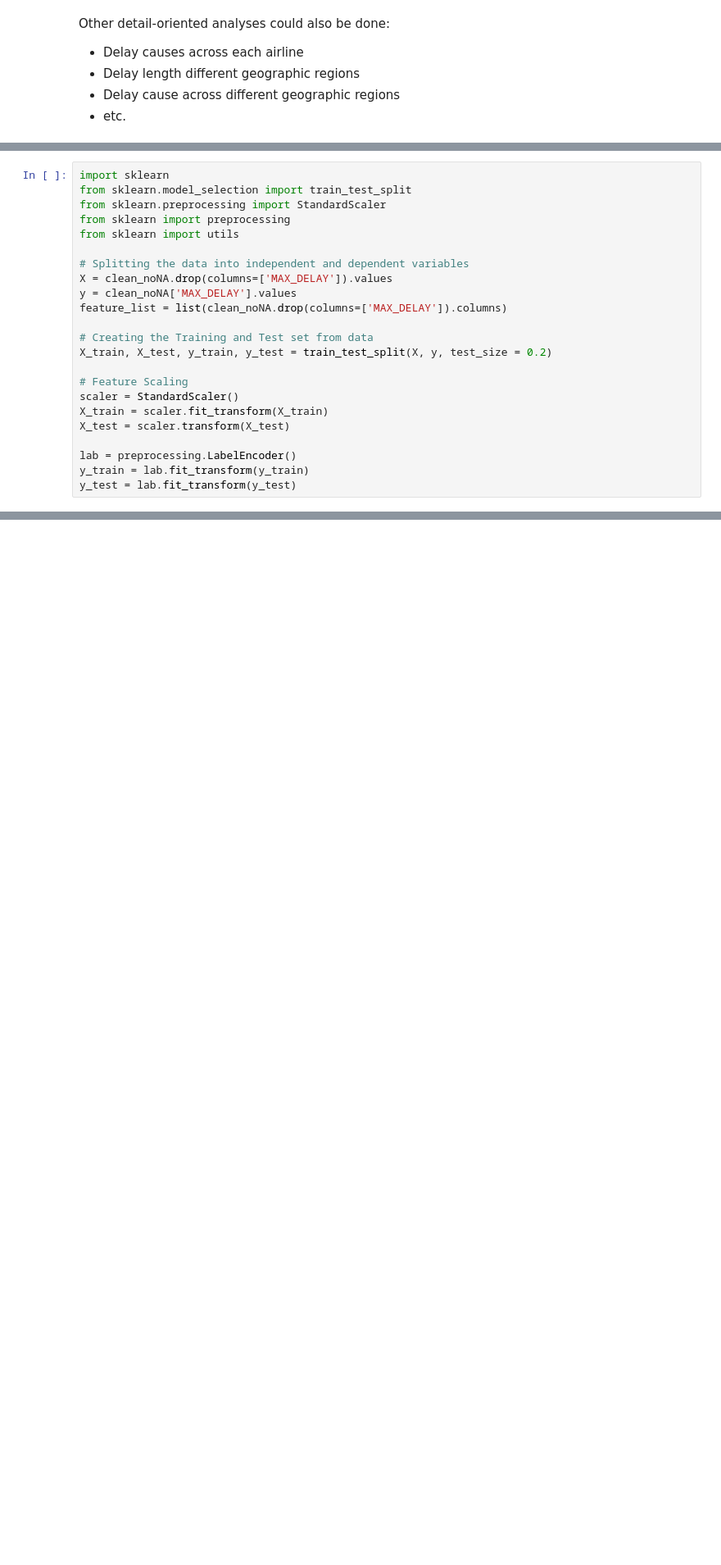
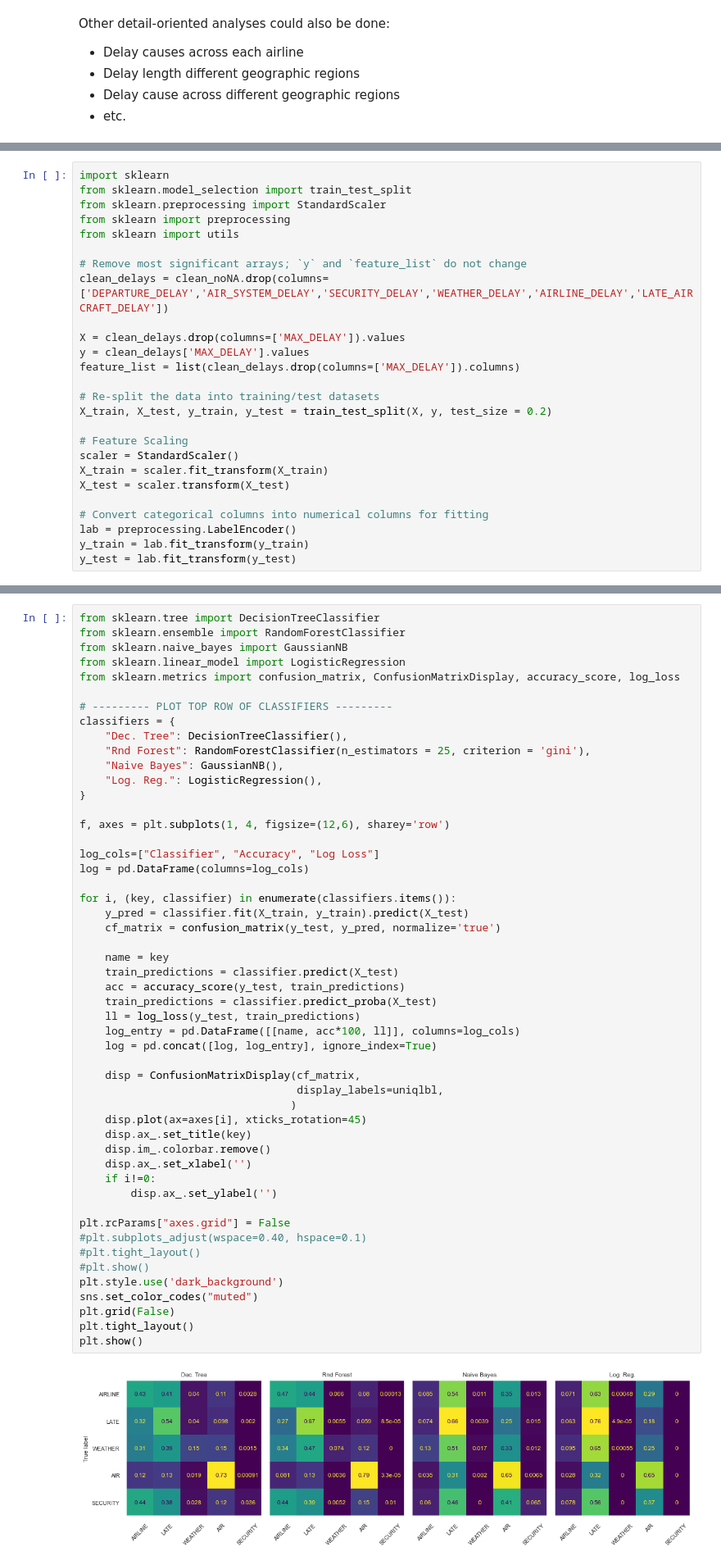
Before and after one commit to ajpung/AI-ML-projects, a Jupyter notebook: Notebooks/Flight Delays.ipynb, the cells around one changed output, grey strips where cells are left out. Shown: that part at 82% size. Cells and saved outputs as stored; diff of their text form; blank space fills up the shorter version.

```diff
--- a/Notebooks/Flight Delays.ipynb
+++ b/Notebooks/Flight Delays.ipynb
@@ -577,12 +740,14 @@ from sklearn.preprocessing import StandardScaler
 from sklearn import preprocessing
 from sklearn import utils
 
-# Splitting the data into independent and dependent variables
-X = clean_noNA.drop(columns=['MAX_DELAY']).values
-y = clean_noNA['MAX_DELAY'].values
-feature_list = list(clean_noNA.drop(columns=['MAX_DELAY']).columns)
+# Remove most significant arrays; `y` and `feature_list` do not change
+clean_delays = clean_noNA.drop(columns=['DEPARTURE_DELAY','AIR_SYSTEM_DELAY','SECURITY_DELAY','WEATHER_DELAY','AIRLINE_DELAY','LATE_AIRCRAFT_DELAY'])
 
-# Creating the Training and Test set from data
+X = clean_delays.drop(columns=['MAX_DELAY']).values
+y = clean_delays['MAX_DELAY'].values
+feature_list = list(clean_delays.drop(columns=['MAX_DELAY']).columns)
+
+# Re-split the data into training/test datasets
 X_train, X_test, y_train, y_test = train_test_split(X, y, test_size = 0.2)
 
 # Feature Scaling
@@ -590,6 +755,7 @@ scaler = StandardScaler()
 X_train = scaler.fit_transform(X_train)
 X_test = scaler.transform(X_test)
 
+# Convert categorical columns into numerical columns for fitting
 lab = preprocessing.LabelEncoder()
 y_train = lab.fit_transform(y_train)
 y_test = lab.fit_transform(y_test)
@@ -705,0 +762,53 @@ plt.show()
+# %%
+from sklearn.tree import DecisionTreeClassifier
+from sklearn.ensemble import RandomForestClassifier
+from sklearn.naive_bayes import GaussianNB
+from sklearn.linear_model import LogisticRegression
+from sklearn.metrics import confusion_matrix, ConfusionMatrixDisplay, accuracy_score, log_loss
+
+# --------- PLOT TOP ROW OF CLASSIFIERS ---------
+classifiers = {
+    "Dec. Tree": DecisionTreeClassifier(),
+    "Rnd Forest": RandomForestClassifier(n_estimators = 25, criterion = 'gini'),
+    "Naive Bayes": GaussianNB(),
+    "Log. Reg.": LogisticRegression(),
+}
+
+f, axes = plt.subplots(1, 4, figsize=(12,6), sharey='row')
+
+log_cols=["Classifier", "Accuracy", "Log Loss"]
+log = pd.DataFrame(columns=log_cols)
+
+for i, (key, classifier) in enumerate(classifiers.items()):
+    y_pred = classifier.fit(X_train, y_train).predict(X_test)
+    cf_matrix = confusion_matrix(y_test, y_pred, normalize='true')
+
+    name = key
+    train_predictions = classifier.predict(X_test)
+    acc = accuracy_score(y_test, train_predictions)
+    train_predictions = classifier.predict_proba(X_test)
+    ll = log_loss(y_test, train_predictions)
+    log_entry = pd.DataFrame([[name, acc*100, ll]], columns=log_cols)
+    log = pd.concat([log, log_entry], ignore_index=True)
+
+    disp = ConfusionMatrixDisplay(cf_matrix,
+                                  display_labels=uniqlbl,
+                                 )
+    disp.plot(ax=axes[i], xticks_rotation=45)
+    disp.ax_.set_title(key)
+    disp.im_.colorbar.remove()
+    disp.ax_.set_xlabel('')
+    if i!=0:
+        disp.ax_.set_ylabel('')
+
+plt.rcParams["axes.grid"] = False
+#plt.subplots_adjust(wspace=0.40, hspace=0.1)
+#plt.tight_layout()
+#plt.show()
+plt.style.use('dark_background')
+sns.set_color_codes("muted")
+plt.grid(False)
+plt.tight_layout()
+plt.show()
+# %% [output]
+[figure, added]
```
Also changed, not shown: parts of 57 cells of this notebook.
